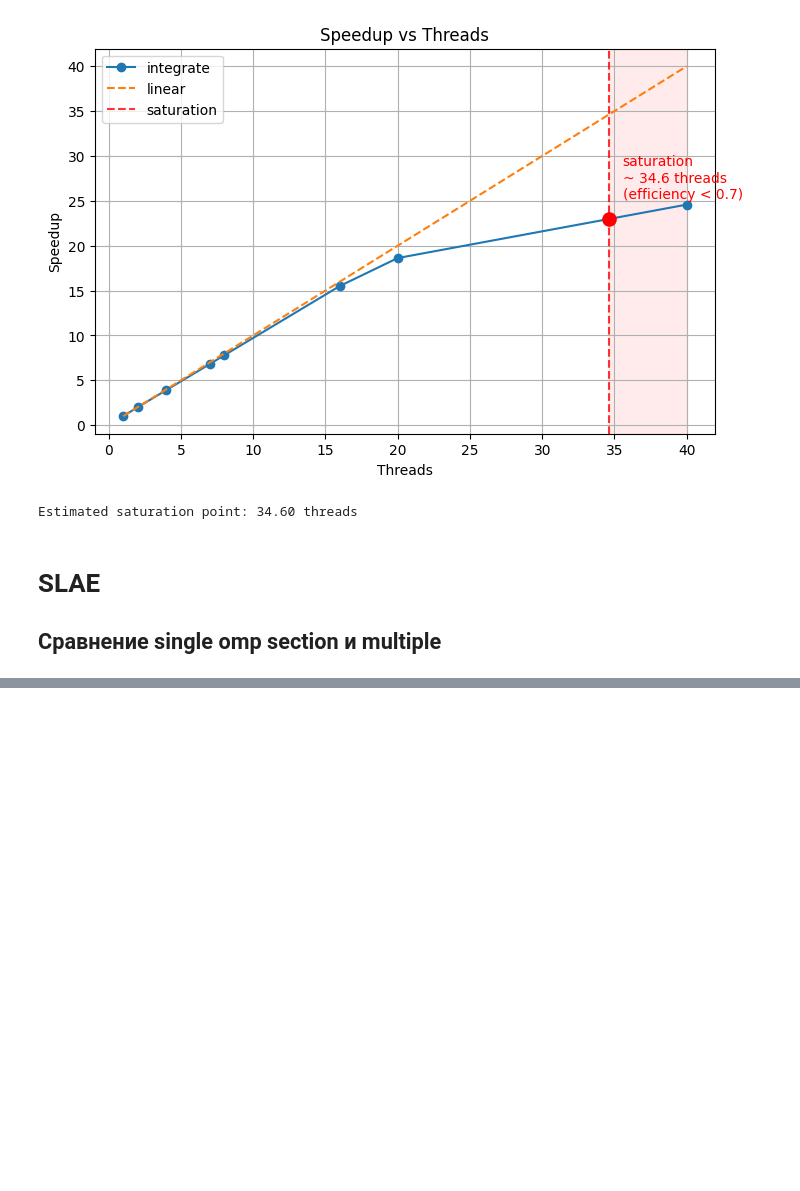
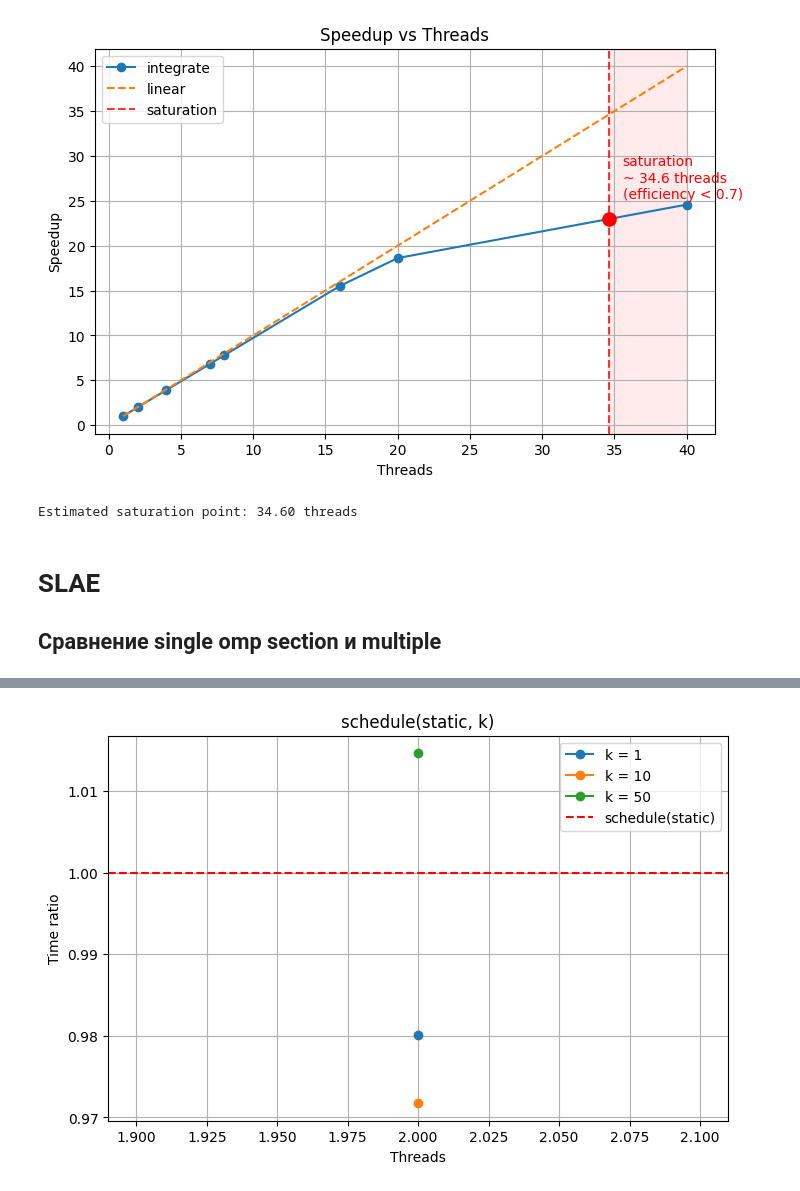
Before and after one commit to Lijnx/Parallelism-Theory-Tasks, a Jupyter notebook: task2/plots.ipynb, the cells around one changed output, grey strips where cells are left out. Saved outputs shown, nothing was run; the diff lists cells and outputs as text; code cells hidden in the pictures; blank space fills up the shorter version.

```diff
--- a/task2/plots.ipynb
+++ b/task2/plots.ipynb
@@ -178,0 +174,75 @@ plt.show()
+# %%
+import numpy as np
+import pandas as pd
+import matplotlib.pyplot as plt
+
+def prepare_data(df):
+    df.columns = df.columns.str.strip()
+
+    q10 = df.groupby(['threads', 'chunks'])['time'].transform(lambda x: x.quantile(0.1))
+    q90 = df.groupby(['threads', 'chunks'])['time'].transform(lambda x: x.quantile(0.9))
+
+    df = df[(df['time'] >= q10) & (df['time'] <= q90)]
+    df = df.groupby(['threads', 'chunks'])['time'].mean().reset_index()
+
+    return df
+
+df_static = pd.read_csv('slae/slae_single_block.csv')
+df_static_k = pd.read_csv('slae/slae_static_k.csv')
+df_static.columns = df_static.columns.str.strip()
+df_static_k.columns = df_static_k.columns.str.strip()
+df_static['chunks'] = 0
+df_static = df_static[df_static['threads'] != 1]
+df_static = pd.concat([df_static, df_static_k])
+
+# df_dynamic = pd.read_csv('slae/slae_dynamic.csv')
+# df_guided = pd.read_csv('slae/slae_guided.csv')
+
+df_static = prepare_data(df_static)
+# df_dynamic = prepare_data(df_dynamic)
+# df_guided = prepare_data(df_guided)
+
+def build_plot(df):
+
+    baseline = df[df['chunks'] == 0].set_index('threads')['time']
+    df['ratio'] = df['time'] / df['threads'].map(baseline)
+
+    #plot
+    plt.figure(figsize=(8, 5))
+
+    for c, group in df.groupby('chunks'):
+        if c != 0:
+            plt.plot(group['threads'], group['ratio'], marker='o', label=f'k = {c}')
+
+    plt.axhline(1.0, linestyle='--', color='red', label='schedule(static)')
+
+    plt.xlabel('Threads')
+    plt.ylabel('Time ratio')
+    plt.title('schedule(static, k)')
+    plt.legend()
+    plt.grid(True)
+
+    plt.show()
+
+# def build_plot(df):
+
+#     #plot
+#     plt.figure(figsize=(8, 5))
+
+#     for c, group in df.groupby('chunks'):
+#         if c == 0:
+#             plt.plot(group['threads'], group['time'], marker='o', label='not round-robin')
+#         else:
+#             plt.plot(group['threads'], group['time'], marker='o', label=f'chunk_size: {c}')
+
+#     plt.xlabel('Threads')
+#     plt.ylabel('Time')
+#     plt.title('Schedule static')
+#     plt.legend()
+#     plt.grid(True)
+
+#     plt.show()
+
+build_plot(df_static)
+# %% [output]
+[figure, added]
```
Also changed, not shown: parts of 1 cell of this notebook, 1 other file.
